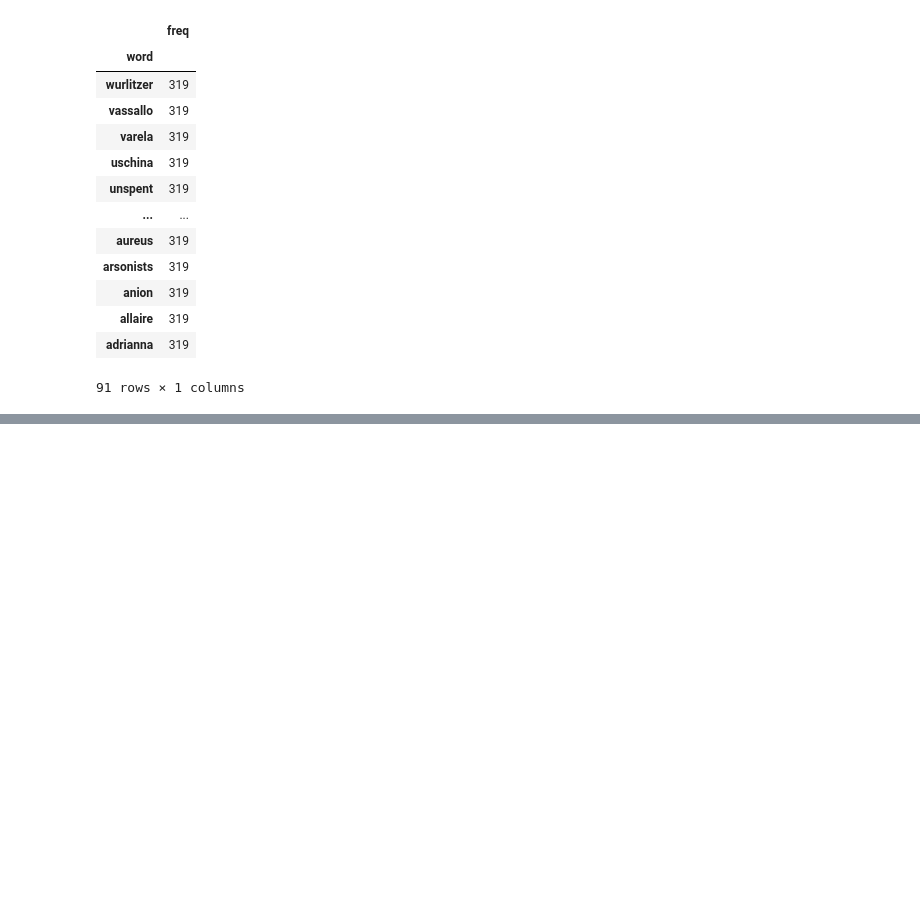
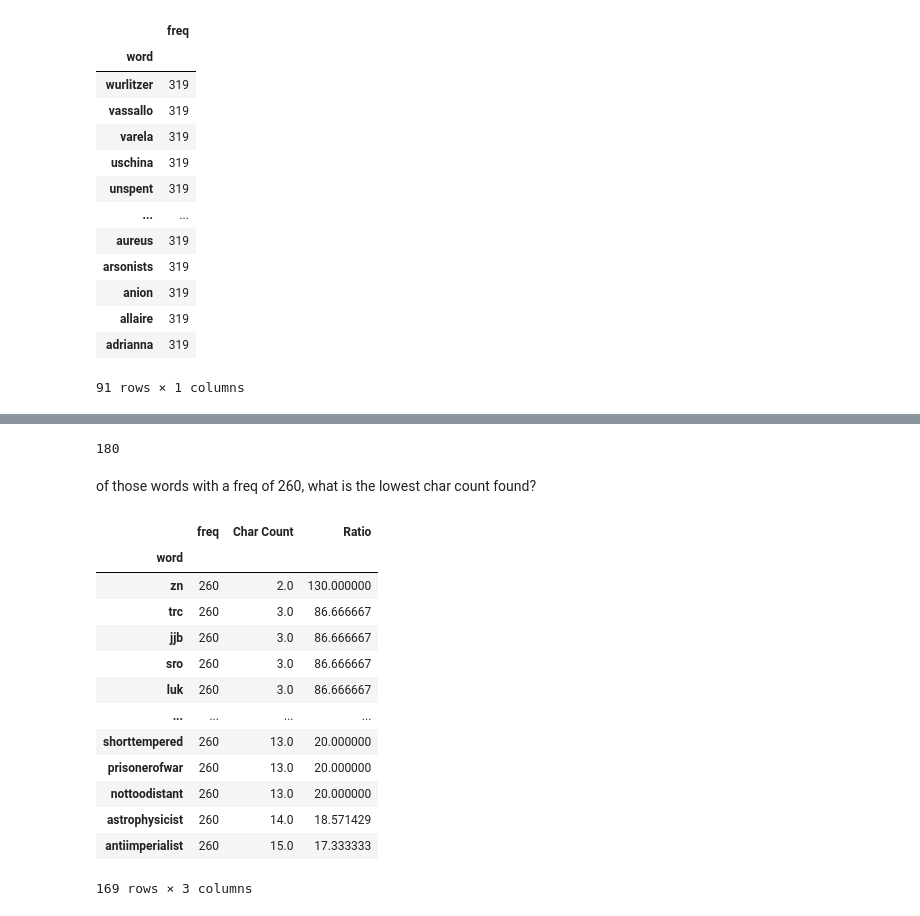
Before and after one commit to hcorbat1/Pandas-Python-for-Data-Analysis-by-Examples, a Jupyter notebook: Pandas & Python for Data Analysis by Example.ipynb, the cells around one changed output, grey strips where cells are left out. Cells and saved outputs as stored; diff of their text form; code cells hidden in the pictures; blank space fills up the shorter version.

```diff
--- a/Pandas & Python for Data Analysis by Example.ipynb
+++ b/Pandas & Python for Data Analysis by Example.ipynb
@@ -134,0 +319,23 @@ df.loc[df['freq']== 319]
+# %%
+df.loc[df['Ratio'] == 10,'freq'].max()
+# %% [output]
+180
+# %% [markdown]
+of those words with a freq of 260, what is the lowest char count found?
+# %%
+df.query('freq == 260').sort_values(by = 'Char Count')
+# %% [output]
+|  | freq | Char Count | Ratio |
+| word |  |  |  |
+| zn | 260 | 2.0 | 130.000000 |
+| trc | 260 | 3.0 | 86.666667 |
+| jjb | 260 | 3.0 | 86.666667 |
+| sro | 260 | 3.0 | 86.666667 |
+| luk | 260 | 3.0 | 86.666667 |
+| ... | ... | ... | ... |
+| shorttempered | 260 | 13.0 | 20.000000 |
+| prisonerofwar | 260 | 13.0 | 20.000000 |
+| nottoodistant | 260 | 13.0 | 20.000000 |
+| astrophysicist | 260 | 14.0 | 18.571429 |
+| antiimperialist | 260 | 15.0 | 17.333333 |
+169 rows × 3 columns
```
Also changed, not shown: parts of 23 cells of this notebook.
